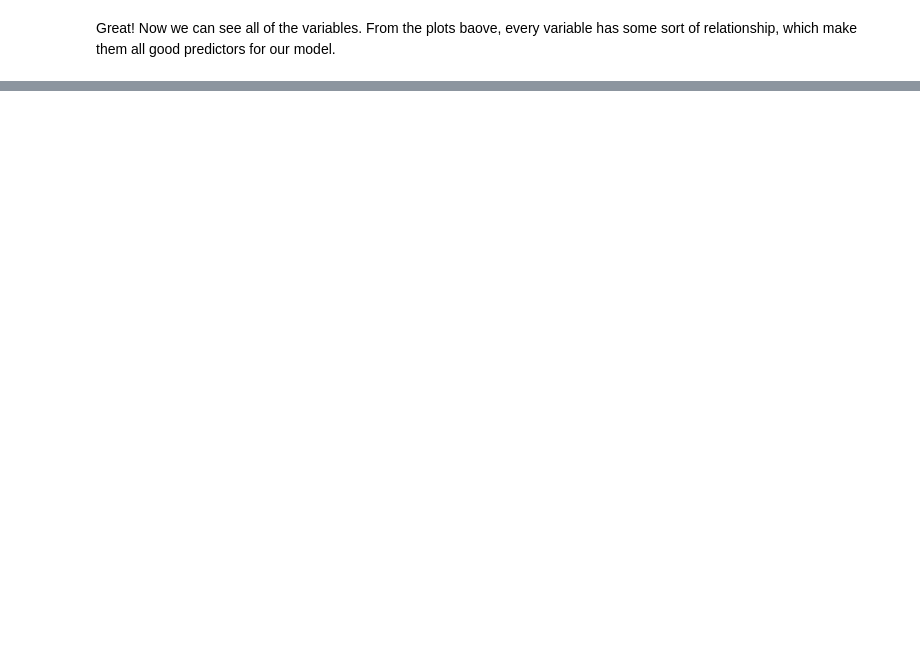
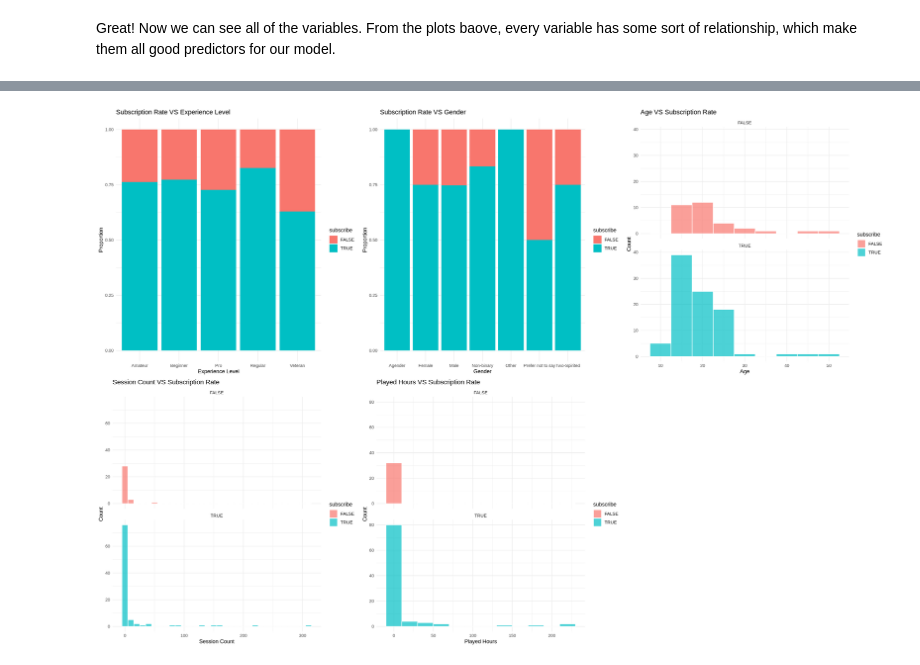
Before and after one commit to ISUBC/dsci100_project, a Jupyter notebook: project_report.ipynb, the cells around one changed output, grey strips where cells are left out. Drawn from its saved outputs; the diff is of its cells as text; code cells hidden in the pictures; blank space fills up the shorter version.

Commit message:
Viz, Model Done
Restarted Visuals to make them show relationships better. Made complete model, showing difference between all predictors VS the best ones. (shown from visuals)

```diff
--- a/project_report.ipynb
+++ b/project_report.ipynb
@@ -232,0 +130,33 @@ A tibble: 1 × 7
+# %%
+LevelVSProp <- ggplot(final_data, aes(x = experience, fill = subscribe)) +
+  geom_bar(position = "fill") +
+  labs(title = "Subscription Rate VS Experience Level", x = "Experience Level", y = "Proportion") +
+  theme_minimal()
+
+GenderVSProp <- ggplot(final_data, aes(x = gender, fill = subscribe)) +
+  geom_bar(position = "fill") +
+  labs(title = "Subscription Rate VS Gender", x = "Gender", y = "Proportion") +
+  theme_minimal()
+
+AgeVSCount <- ggplot(final_data, aes(x = Age, fill = subscribe)) +
+  geom_histogram(binwidth = 5, color = "white", position = "identity", alpha = 0.7) +
+  facet_wrap(~ subscribe, ncol = 1) +
+  labs(title = "Age VS Subscription Rate", x = "Age", y = "Count") +
+  theme_minimal()
+
+SessionVSCount <- ggplot(final_data, aes(x = session_count, fill = subscribe)) +
+  geom_histogram(binwidth = 10, color = "white", position = "identity", alpha = 0.7) +
+  facet_wrap(~ subscribe, ncol = 1) +
+  labs(title = "Session Count VS Subscription Rate", x = "Session Count", y = "Count") +
+  theme_minimal()
+
+HoursVsCount <- ggplot(final_data, aes(x = played_hours, fill = subscribe)) +
+  geom_histogram(binwidth = 20, color = "white", position = "identity", alpha = 0.7) +
+  facet_wrap(~ subscribe, ncol = 1) +
+  labs(title = "Played Hours VS Subscription Rate", x = "Played Hours", y = "Count") +
+  theme_minimal()
+
+library(gridExtra)
+options(repr.plot.width = 22, repr.plot.height = 15)
+grid.arrange(LevelVSProp, GenderVSProp, AgeVSCount, SessionVSCount, HoursVsCount, ncol = 3)
+# %% [output]
@@ -232,0 +165 @@ A tibble: 1 × 7
+[figure, added]
```
Also changed, not shown: parts of 7 cells of this notebook.
